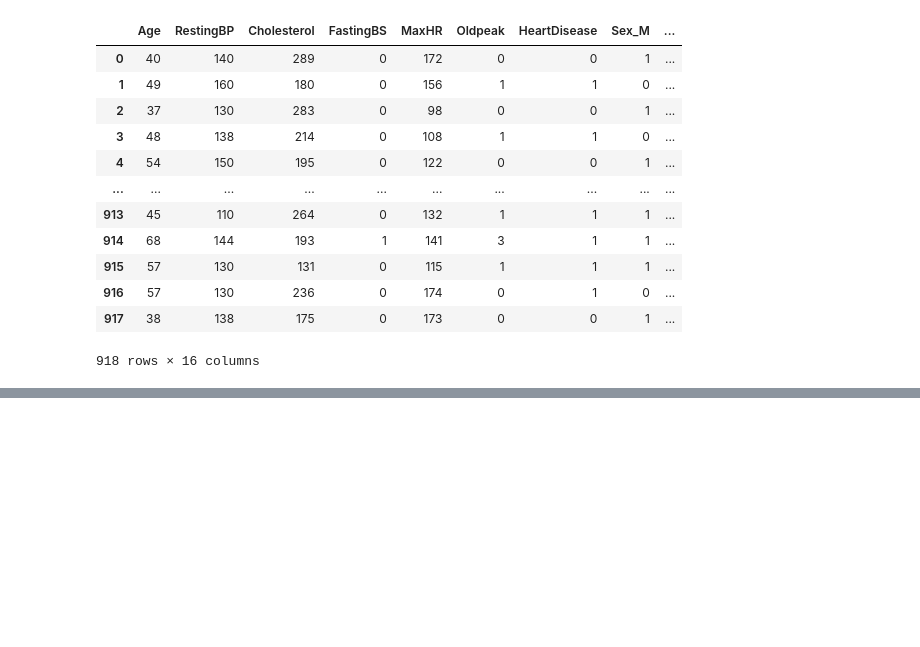
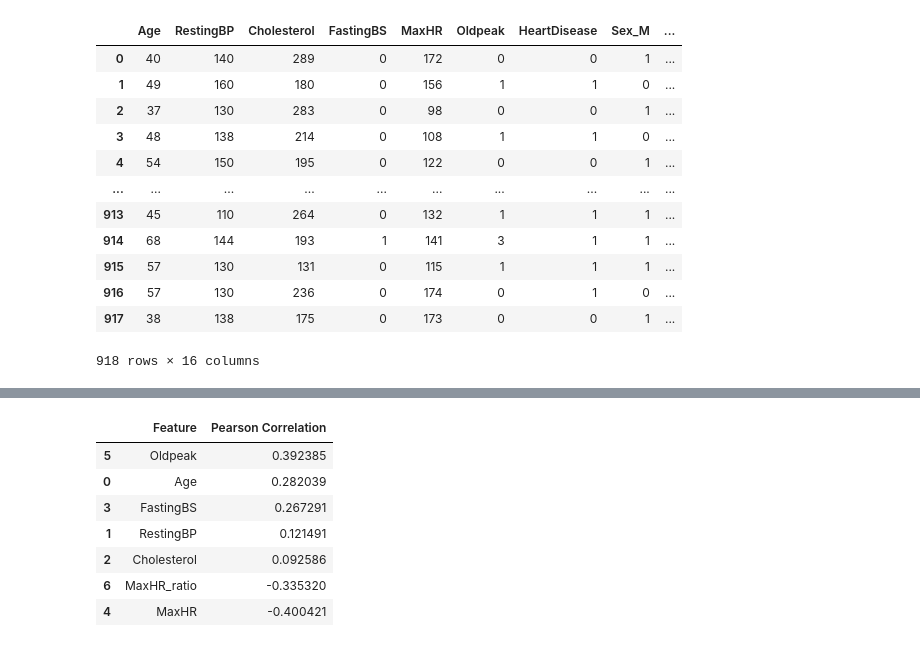
Before and after one commit to 0xshariq/machine-learning, a Jupyter notebook: src/machine_learning/part_1/heart.ipynb, the cells around one changed output, grey strips where cells are left out. Saved outputs shown, nothing was run; the diff lists cells and outputs as text; code cells hidden in the pictures; blank space fills up the shorter version.

```diff
--- a/src/machine_learning/part_1/heart.ipynb
+++ b/src/machine_learning/part_1/heart.ipynb
@@ -270,3 +337,43 @@ df_encode
+# %%
+# Numerical features to check against target
+numerical_features = [
+    'Age',
+    'RestingBP',
+    'Cholesterol',
+    'FastingBS',
+    'MaxHR',
+    'Oldpeak',
+    'MaxHR_ratio'
+]
+
+correlations = {
+    feature: pearsonr(
+        df_encode[feature],
+        df_encode['HeartDisease']
+    )[0]
+    for feature in numerical_features
+}
+
+correlation_df = pd.DataFrame(
+    list(correlations.items()),
+    columns=['Feature', 'Pearson Correlation']
+)
+
+correlation_df = correlation_df.sort_values(
+    by='Pearson Correlation',
+    ascending=False
+)
+
+correlation_df
+# %% [output]
+|  | Feature | Pearson Correlation |
+| 5 | Oldpeak | 0.392385 |
+| 0 | Age | 0.282039 |
+| 3 | FastingBS | 0.267291 |
+| 1 | RestingBP | 0.121491 |
+| 2 | Cholesterol | 0.092586 |
+| 6 | MaxHR_ratio | -0.335320 |
+| 4 | MaxHR | -0.400421 |
 # %%
 numerical_cols = ['Age', 'RestingBP', 'Cholesterol', 'MaxHR', 'Oldpeak']
 
```
Also changed, not shown: parts of 4 cells of this notebook, 2 other files.
